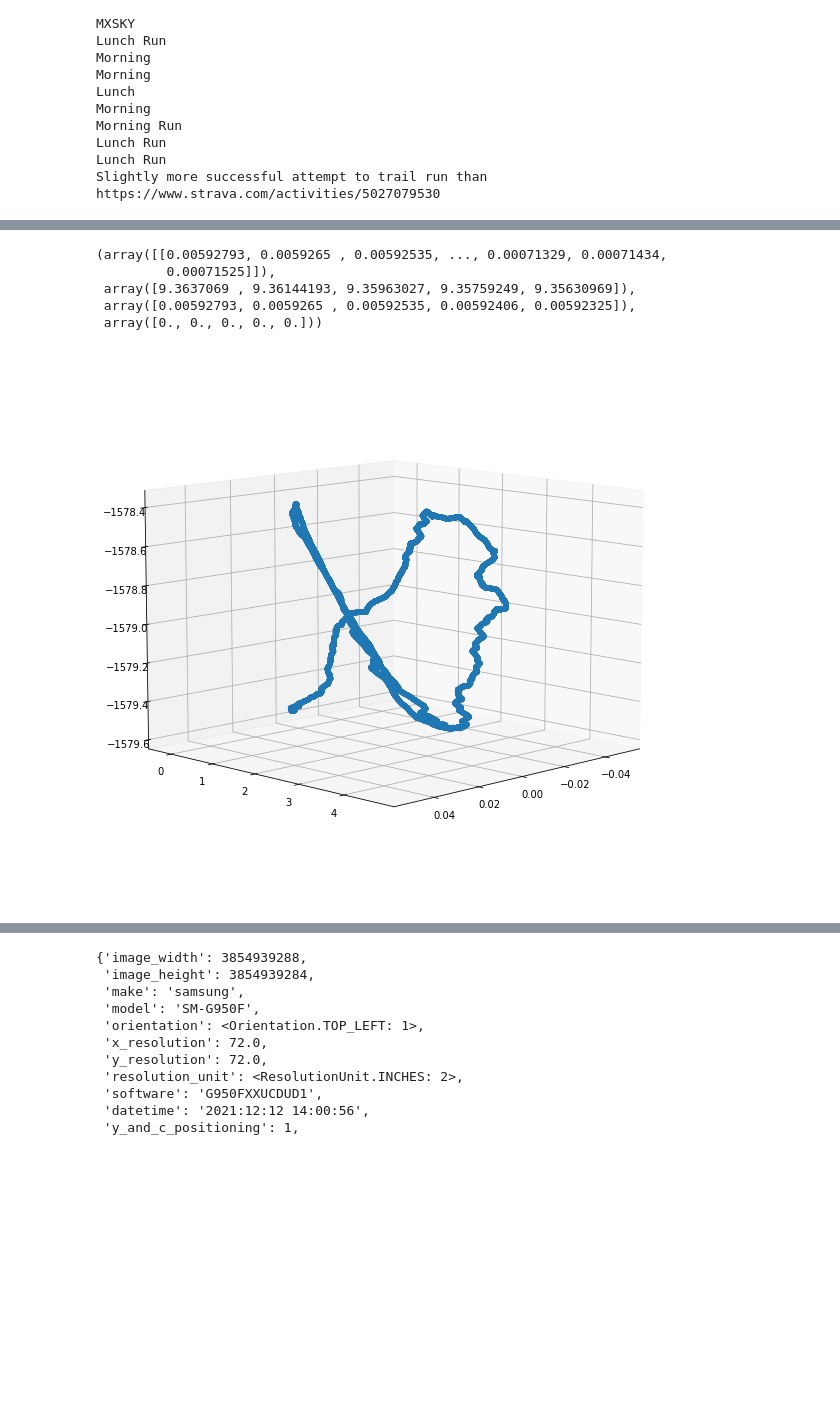
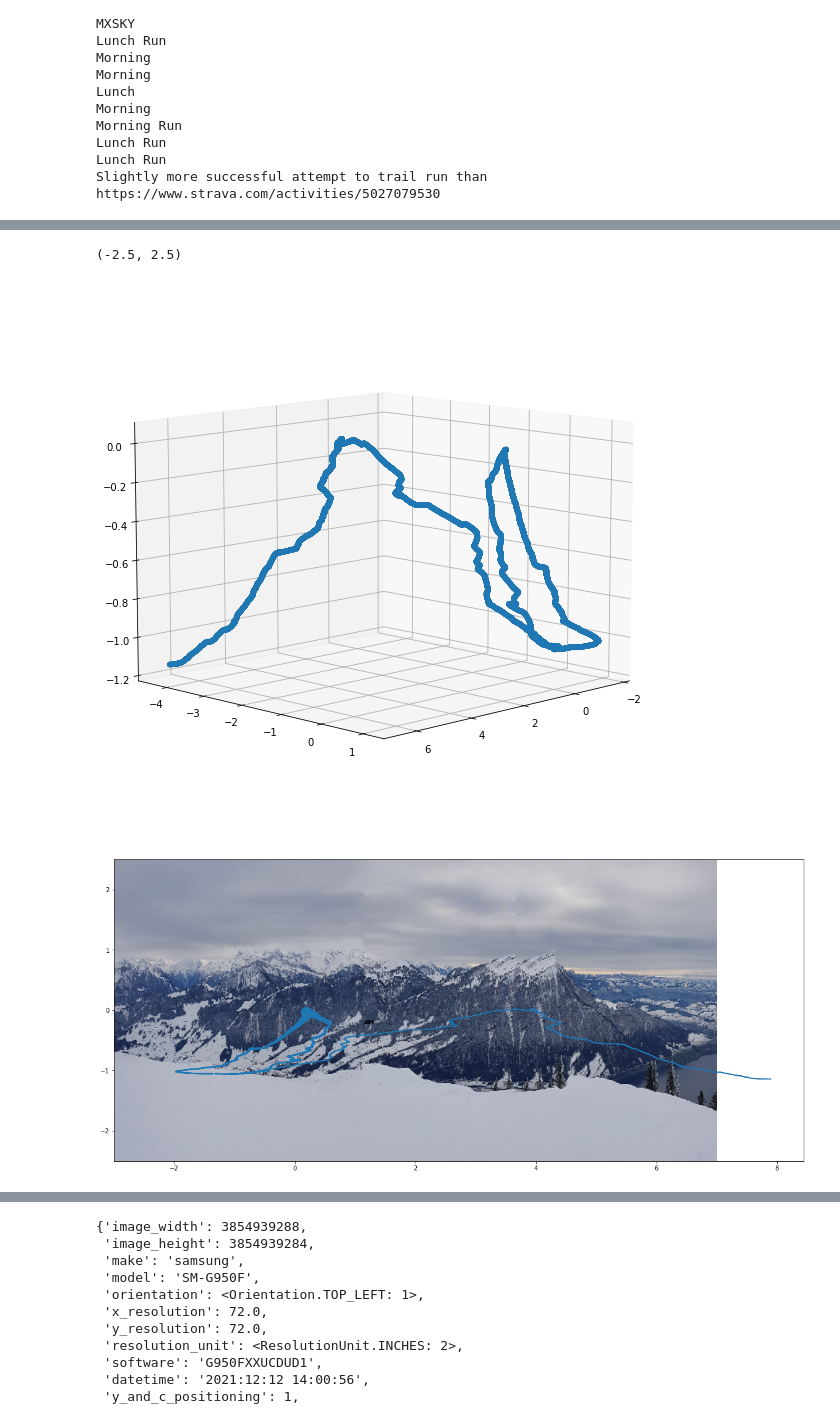
Before and after one commit to volodymyrss/strava-trail-analyze, a Jupyter notebook: trail.ipynb, the cells around one changed output, grey strips where cells are left out. Drawn from its saved outputs; the diff is of its cells as text; code cells hidden in the pictures; blank space fills up the shorter version.

```diff
--- a/trail.ipynb
+++ b/trail.ipynb
@@ -291,7 +291,7 @@ wildspitz_lnglat = 47.0805131,8.5629319
 
 x = (wildspitz_lnglat[1] - lng)/180*np.pi*R0_km*np.cos(lat/180*np.pi)
 y = (wildspitz_lnglat[0] - lat)/180*np.pi*R0_km
-z = alt - 1580
+z = (alt - 1.580)
 
 #a = x
 #b = y
@@ -329,29 +329,52 @@ plt.scatter(off_n, z)
 # %%
 r = np.array([x, y, z])
 
-v_n = np.array([(1,0,0)])
+v_n = np.array([(10,15,0)])
+v_n = v_n / (v_n**2).sum()**0.5
+
 v_a = np.array([(0,0,1)]) # todo perp to v_n
+v_b = np.cross(v_a, v_n)
 
-v_n = v_n / (v_n**2).sum()
 
 r_on_v_n = np.dot(v_n, r)/np.sum(v_n**2)**0.5
 
 r_off_v_n = r - np.outer(v_n, np.ones(r_on_v_n.shape[0]))*r_on_v_n
 
-# fig = plt.figure(figsize=(10,10))
-# ax = fig.add_subplot(projection='3d')
+fig = plt.figure(figsize=(10,10))
+ax = fig.add_subplot(projection='3d')
 
-# ax.scatter(*r_off_v_n)
+ax.scatter(*r_off_v_n)
 
-# ax.view_init(10, 45)
+ax.view_init(10, 45)
 
 r_n = r / np.sum(r**2, 0)**0.5
 
 #np.dot(v_n, r_n)[:5], r_on_v_n[0,:5], r_n[0,:5], r_off_v_n[0,:5]
+
+plt.figure(figsize=(20,20))
+a = np.dot(v_a, r_off_v_n)
+b = np.dot(v_b, r_off_v_n)
+
+from PIL import Image
+img = Image.open(os.getenv('HOME') + '/Downloads/20211212_140057.jpg')
+img = np.asarray(img)
+
+plt.imshow(
+    img[::5,::5,:],
+    extent=(-3, 7, -5, 5)
+    )
+
+
+plt.scatter(
+    -b, a,
+    s=1/(r**2).sum(0)*10
+)
+
+#plt.xlim([-10,10])
+plt.ylim([-2.5,2.5])
+
+# r_off_v_n
 # %% [output]
-(array([[0.00592793, 0.0059265 , 0.00592535, ..., 0.00071329, 0.00071434,
-         0.00071525]]),
- array([9.3637069 , 9.36144193, 9.35963027, 9.35759249, 9.35630969]),
- array([0.00592793, 0.0059265 , 0.00592535, 0.00592406, 0.00592325]),
- array([0., 0., 0., 0., 0.]))
+(-2.5, 2.5)
-[figure, old version]
+[figure, new version]
+[figure, added]
```
Also changed, not shown: parts of 3 cells of this notebook.
